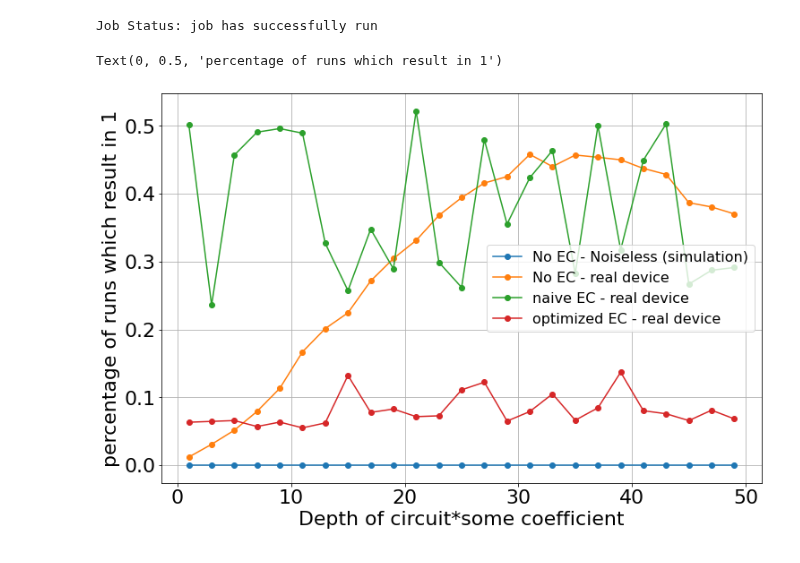
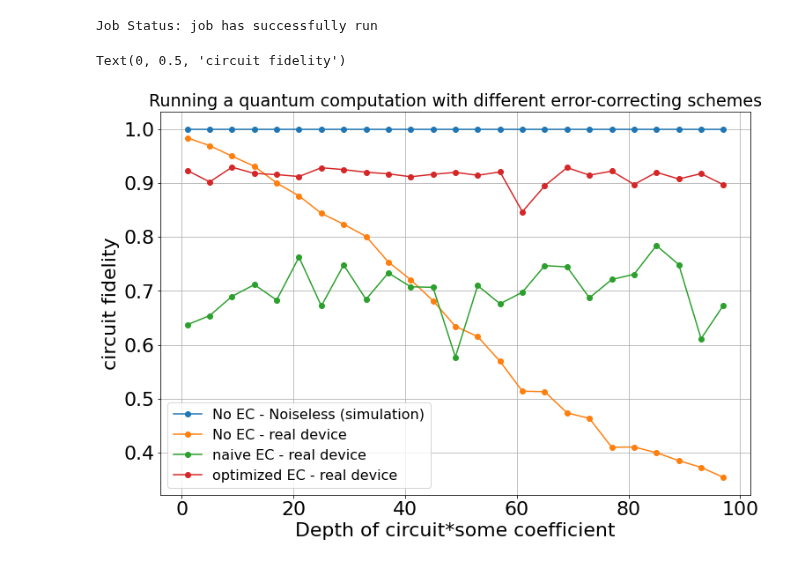
Before and after one commit to DeDuckProject/quantum-playground, a Jupyter notebook: experiments/basic-error-correction.ipynb, the cells around one changed output. Drawn from its saved outputs; the diff is of its cells as text; code cells hidden in the pictures.

Commit message:
some cosmetics, fixed plot running longer circuits

```diff
--- a/experiments/basic-error-correction.ipynb
+++ b/experiments/basic-error-correction.ipynb
@@ -90,7 +90,7 @@ def generateCircuit(applyErrorCorrection = False, optimizedEC = True, mainCircui
 
     if applyErrorCorrection:
         if optimizedEC:
-            decode_optimize(circuit,0,1,2)
+            decode_and_fix_errors_optimized(circuit,0,1,2)
         else:
             error_syndrome(circuit,0,1,2,3,4)
             decode(circuit,0,1,2)
@@ -100,7 +100,7 @@ def generateCircuit(applyErrorCorrection = False, optimizedEC = True, mainCircui
     circuit.draw('mpl')
     return circuit
 # %%
-def compute_error_rate(answers):
+def compute_fidelity(answers):
     results = []
     for answer in answers:
         no_shots = sum(answer[y] for y in answer)
@@ -108,7 +108,8 @@ def compute_error_rate(answers):
             error_rate = answer['00001'] / no_shots
         else:
             error_rate = 0
-        results.append(error_rate)
+        fidelity = 1 - error_rate
+        results.append(fidelity)
     return results
 # %% [markdown]
 ## Testing circuits
@@ -154,7 +155,7 @@ assert (results.results[2].data.counts['0x0'] == 1024)
 # %%
 n_depth = 25
 circuits = []
-depth_vec = range(1,n_depth*2,2)
+depth_vec = range(1,n_depth*4,4)
 for i in depth_vec:
     circuitTemp = generateCircuit(False, False, i)
     circuits.append(circuitTemp)
@@ -200,28 +200,29 @@ Job Status: job has successfully run
 results_real = job.result()
 length_vec = len(depth_vec)
 
-no_qec = compute_error_rate(np.array(results.get_counts()[0:length_vec]))
-qec_naive = compute_error_rate(np.array(results.get_counts()[length_vec:length_vec*2]))
-qec_opt = compute_error_rate(np.array(results.get_counts()[length_vec*2:length_vec*3]))
+no_qec = compute_fidelity(np.array(results.get_counts()[0:length_vec]))
+qec_naive = compute_fidelity(np.array(results.get_counts()[length_vec:length_vec*2]))
+qec_opt = compute_fidelity(np.array(results.get_counts()[length_vec*2:length_vec*3]))
 
-no_qec_real = compute_error_rate(np.array(results_real.get_counts()[0:length_vec]))
-qec_naive_real = compute_error_rate(np.array(results_real.get_counts()[length_vec:length_vec*2]))
-qec_opt_real = compute_error_rate(np.array(results_real.get_counts()[length_vec*2:length_vec*3]))
+no_qec_real = compute_fidelity(np.array(results_real.get_counts()[0:length_vec]))
+qec_naive_real = compute_fidelity(np.array(results_real.get_counts()[length_vec:length_vec*2]))
+qec_opt_real = compute_fidelity(np.array(results_real.get_counts()[length_vec*2:length_vec*3]))
 # %%
 plt.figure(figsize=(12,8))
 plt.rcParams.update({'font.size': 22})
 plt.plot(depth_vec, no_qec, 'o-', label ='No EC - Noiseless (simulation)')
 
 plt.plot(depth_vec, no_qec_real, 'o-', label ='No EC - real device')
 plt.plot(depth_vec, qec_naive_real, 'o-', label ='naive EC - real device')
 plt.plot(depth_vec, qec_opt_real, 'o-', label ='optimized EC - real device')
 
 plt.grid(which='major',axis='both')
 plt.rcParams.update({'font.size': 16})
 plt.legend()
 
+plt.title('Running a quantum computation with different error-correcting schemes')
 plt.xlabel('Depth of circuit*some coefficient')
-plt.ylabel('percentage of runs which result in 1')
+plt.ylabel('circuit fidelity')
 # %% [output]
-Text(0, 0.5, 'percentage of runs which result in 1')
+Text(0, 0.5, 'circuit fidelity')
-[figure, old version]
+[figure, new version]
```
Also changed, not shown: parts of 3 cells of this notebook.
